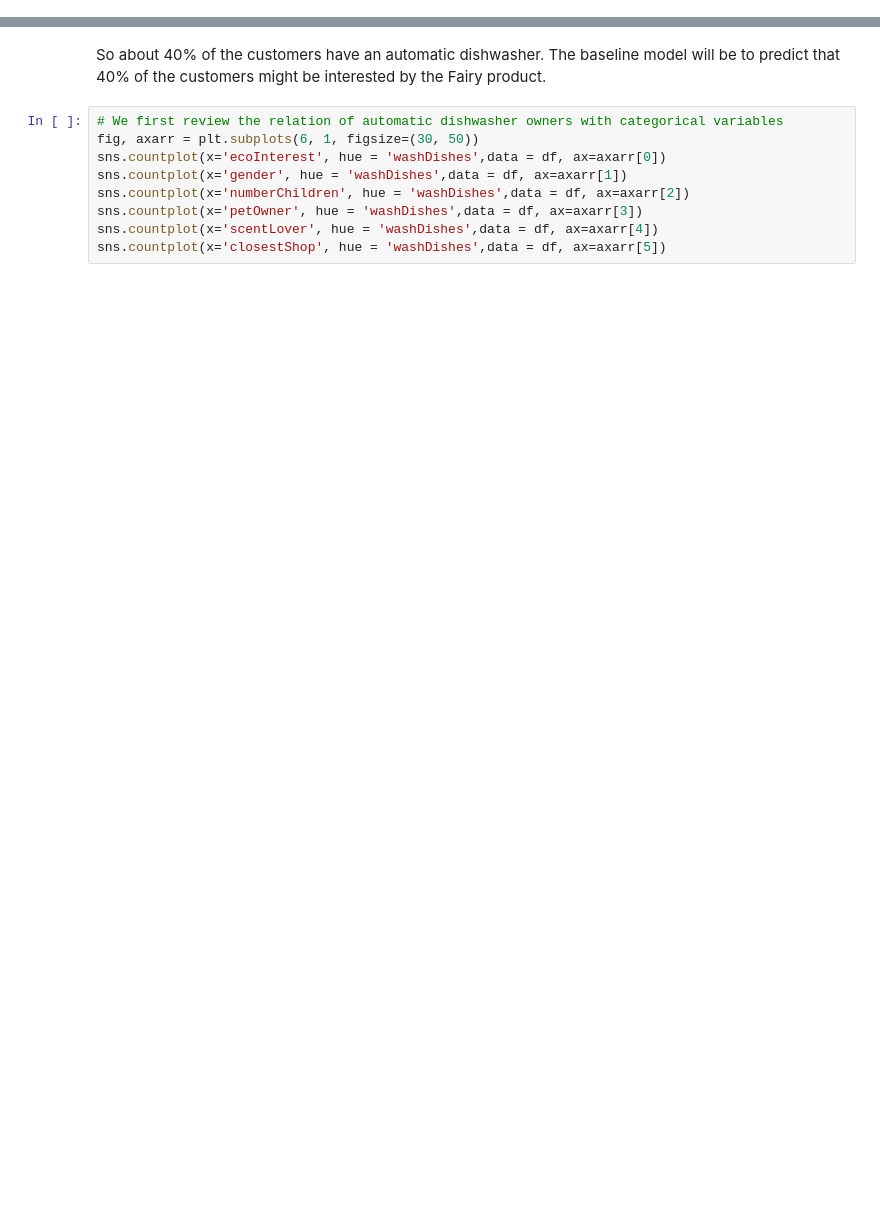
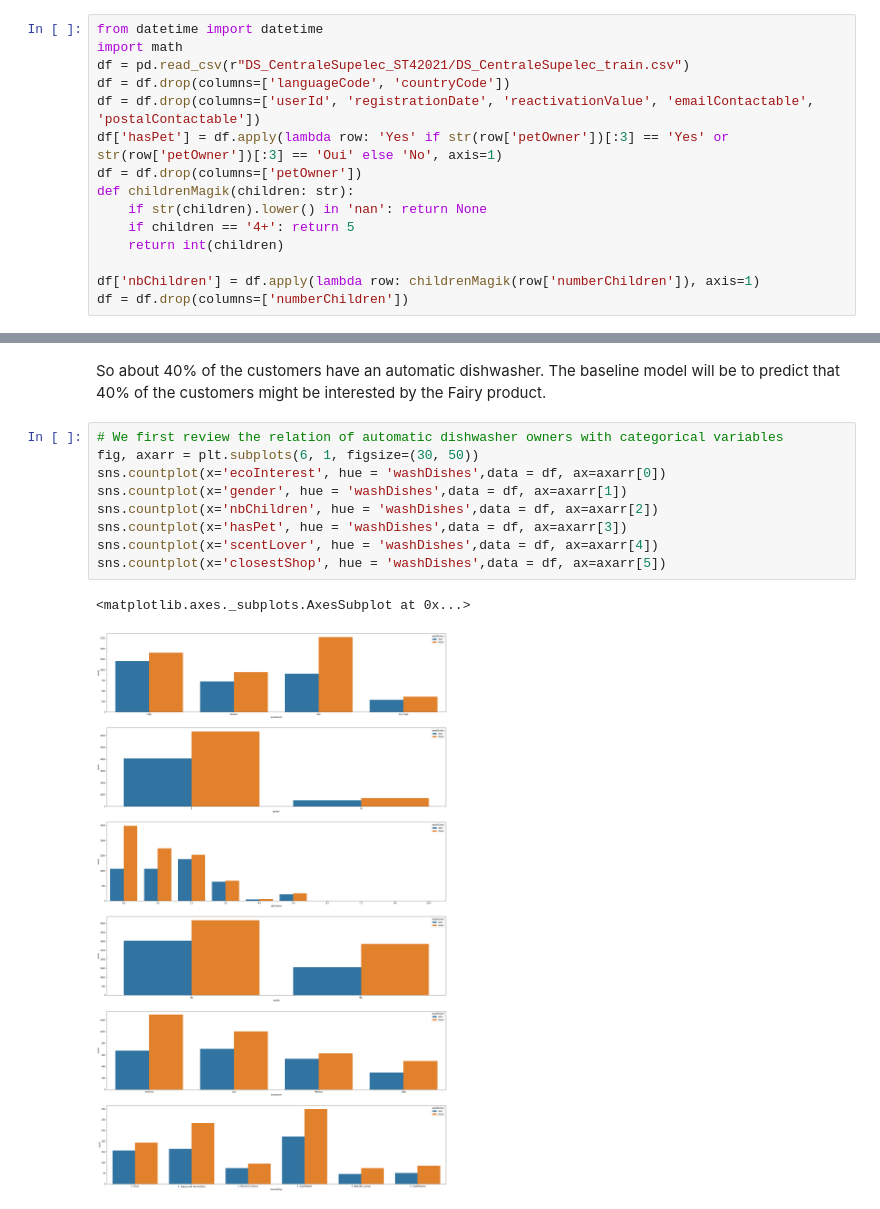
Before and after one commit to Garfield1002/ST4, a Jupyter notebook: graphiques.ipynb, the cells around one changed output, grey strips where cells are left out. Saved outputs shown, nothing was run; the diff lists cells and outputs as text; blank space fills up the shorter version.

```diff
--- a/graphiques.ipynb
+++ b/graphiques.ipynb
@@ -16,3 +17,18 @@ df.nunique()
+# %%
+from datetime import datetime
+import math
+df = pd.read_csv(r"DS_CentraleSupelec_ST42021/DS_CentraleSupelec_train.csv")
+df = df.drop(columns=['languageCode', 'countryCode'])
+df = df.drop(columns=['userId', 'registrationDate', 'reactivationValue', 'emailContactable', 'postalContactable'])
+df['hasPet'] = df.apply(lambda row: 'Yes' if str(row['petOwner'])[:3] == 'Yes' or str(row['petOwner'])[:3] == 'Oui' else 'No', axis=1)
+df = df.drop(columns=['petOwner'])
+def childrenMagik(children: str):
+    if str(children).lower() in 'nan': return None
+    if children == '4+': return 5
+    return int(children)
+
+df['nbChildren'] = df.apply(lambda row: childrenMagik(row['numberChildren']), axis=1)
+df = df.drop(columns=['numberChildren'])
 # %% [markdown]
 ## Relations
 # %% [markdown]
@@ -32,12 +50,15 @@ So about 40% of the customers have an automatic dishwasher. The baseline model w
 # %%
 # We first review the relation of automatic dishwasher owners with categorical variables
 fig, axarr = plt.subplots(6, 1, figsize=(30, 50))
 sns.countplot(x='ecoInterest', hue = 'washDishes',data = df, ax=axarr[0])
 sns.countplot(x='gender', hue = 'washDishes',data = df, ax=axarr[1])
-sns.countplot(x='numberChildren', hue = 'washDishes',data = df, ax=axarr[2])
-sns.countplot(x='petOwner', hue = 'washDishes',data = df, ax=axarr[3])
+sns.countplot(x='nbChildren', hue = 'washDishes',data = df, ax=axarr[2])
+sns.countplot(x='hasPet', hue = 'washDishes',data = df, ax=axarr[3])
 sns.countplot(x='scentLover', hue = 'washDishes',data = df, ax=axarr[4])
 sns.countplot(x='closestShop', hue = 'washDishes',data = df, ax=axarr[5])
+# %% [output]
+<matplotlib.axes._subplots.AxesSubplot at 0x...>
+[figure, added]
 # %%
 # Relations based on the continuous data attributes
 fig, axarr = plt.subplots(1, 1, figsize=(20, 12))
```
Also changed, not shown: parts of 7 cells of this notebook, 2 other files.
